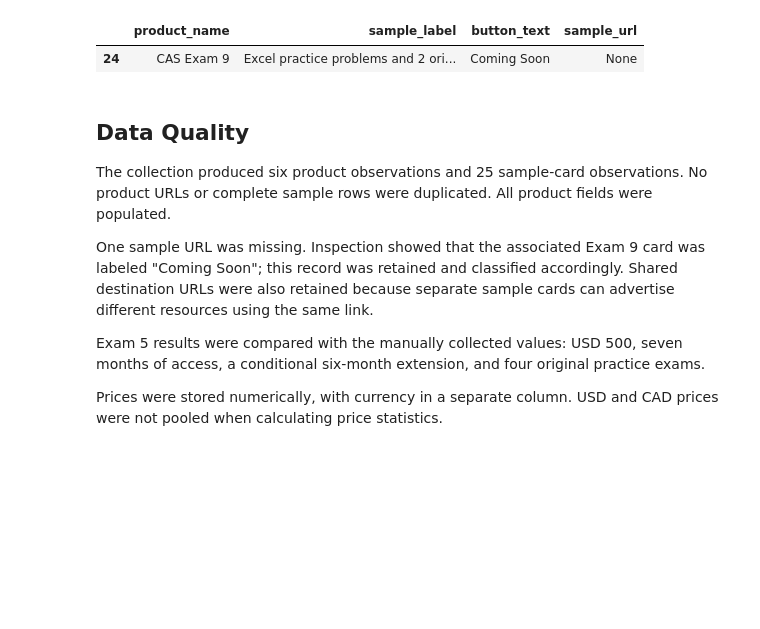
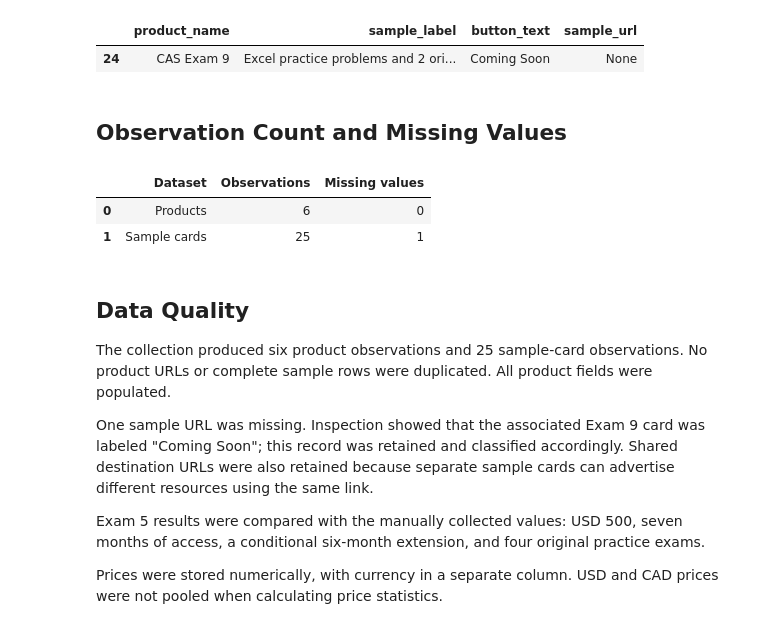
Before and after one commit to maxinehb/datasci530fall2026, a Jupyter notebook: Project 1/Project_1.ipynb, the cells around one changed output. Saved outputs shown, nothing was run; the diff lists cells and outputs as text; code cells hidden in the pictures; blank space fills up the shorter version.

```diff
--- a/Project 1/Project_1.ipynb
+++ b/Project 1/Project_1.ipynb
@@ -378,6 +378,23 @@ Duplicate sample rows: 0
 | 5 | CAS Exam 9 | 2 | 6 | Not listed | Not listed | ... |
 |  | product_name | sample_label | button_text | sample_url |
 | 24 | CAS Exam 9 | Excel practice problems and 2 ori... | Coming Soon | None |
+# %% [markdown]
+## Observation Count and Missing Values
+# %%
+completeness = pd.DataFrame({
+    "Dataset": ["Products", "Sample cards"],
+    "Observations": [len(products_df), len(samples_df)],
+    "Missing values": [
+        products_df.replace(r"^\s*$", pd.NA, regex=True).isna().sum().sum(),
+        samples_df.replace(r"^\s*$", pd.NA, regex=True).isna().sum().sum()
+    ]
+})
+
+display(completeness)
+# %% [output]
+|  | Dataset | Observations | Missing values |
+| 0 | Products | 6 | 0 |
+| 1 | Sample cards | 25 | 1 |
 # %% [markdown]
 ## Data Quality
 
```
